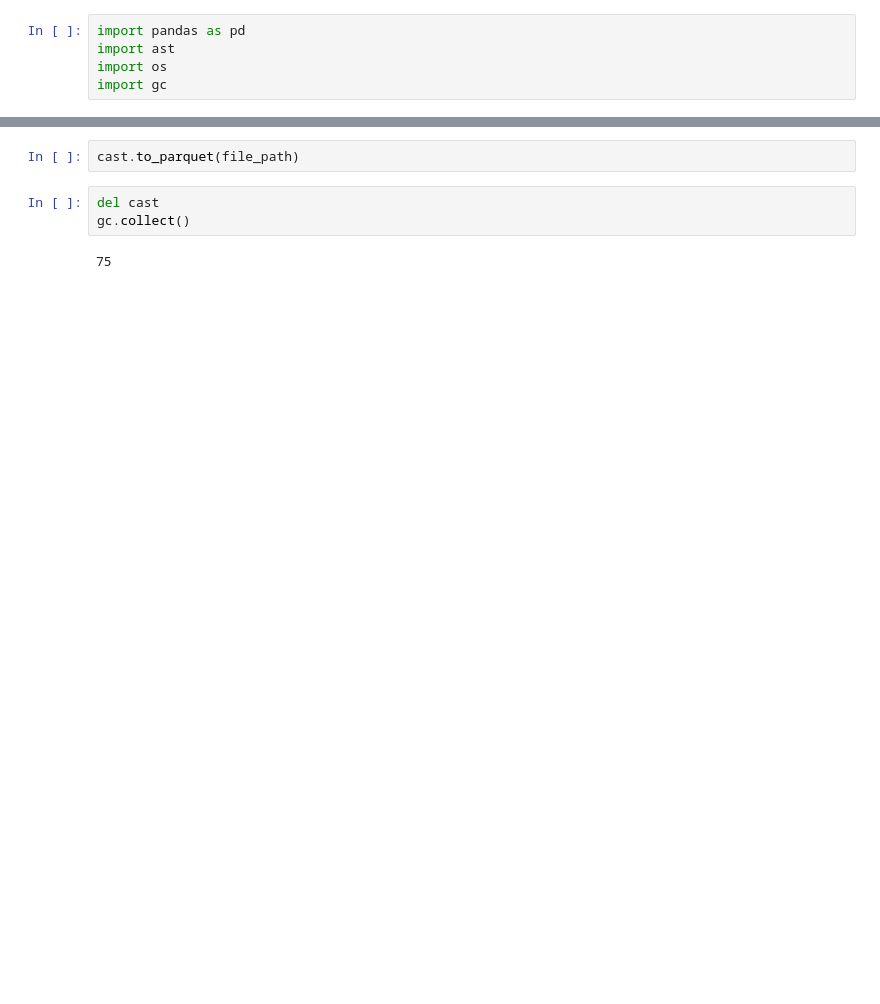
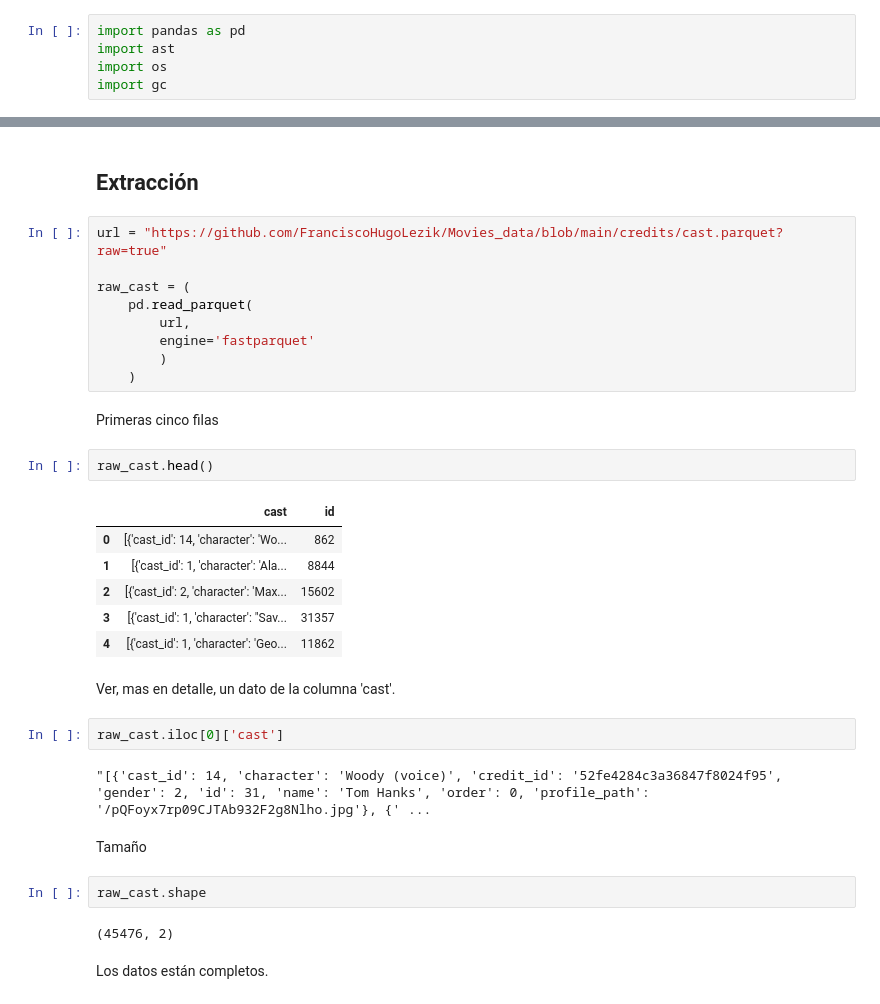
Before and after one commit to FranciscoHugoLezik/Proyecto_Peliculas, a Jupyter notebook: notebooks/ETL/cast.ipynb, the cells around one changed output, grey strips where cells are left out. Saved outputs shown, nothing was run; the diff lists cells and outputs as text; blank space fills up the shorter version.

```diff
--- a/notebooks/ETL/cast.ipynb
+++ b/notebooks/ETL/cast.ipynb
@@ -158,7 +10,36 @@ file_path
-# %%
-cast.to_parquet(file_path)
-# %%
-del cast
-gc.collect()
-# %% [output]
-75
+# %% [markdown]
+## Extracción
+# %%
+url = "https://github.com/FranciscoHugoLezik/Movies_data/blob/main/credits/cast.parquet?raw=true"
+
+raw_cast = (
+    pd.read_parquet(
+        url,
+        engine='fastparquet'
+        )
+    )
+# %% [markdown]
+Primeras cinco filas
+# %%
+raw_cast.head()
+# %% [output]
+|  | cast | id |
+| 0 | [{'cast_id': 14, 'character': 'Wo... | 862 |
+| 1 | [{'cast_id': 1, 'character': 'Ala... | 8844 |
+| 2 | [{'cast_id': 2, 'character': 'Max... | 15602 |
+| 3 | [{'cast_id': 1, 'character': "Sav... | 31357 |
+| 4 | [{'cast_id': 1, 'character': 'Geo... | 11862 |
+# %% [markdown]
+Ver, mas en detalle, un dato de la columna 'cast'.
+# %%
+raw_cast.iloc[0]['cast']
+# %% [output]
+"[{'cast_id': 14, 'character': 'Woody (voice)', 'credit_id': '52fe4284c3a36847f8024f95', 'gender': 2, 'id': 31, 'name': 'Tom Hanks', 'order': 0, 'profile_path': '/pQFoyx7rp09CJTAb932F2g8Nlho.jpg'}, {' ...
+# %% [markdown]
+Tamaño
+# %%
+raw_cast.shape
+# %% [output]
+(45476, 2)
+# %% [markdown]
+Los datos están completos.
```
Also changed, not shown: parts of 65 cells of this notebook, 2 other files.
